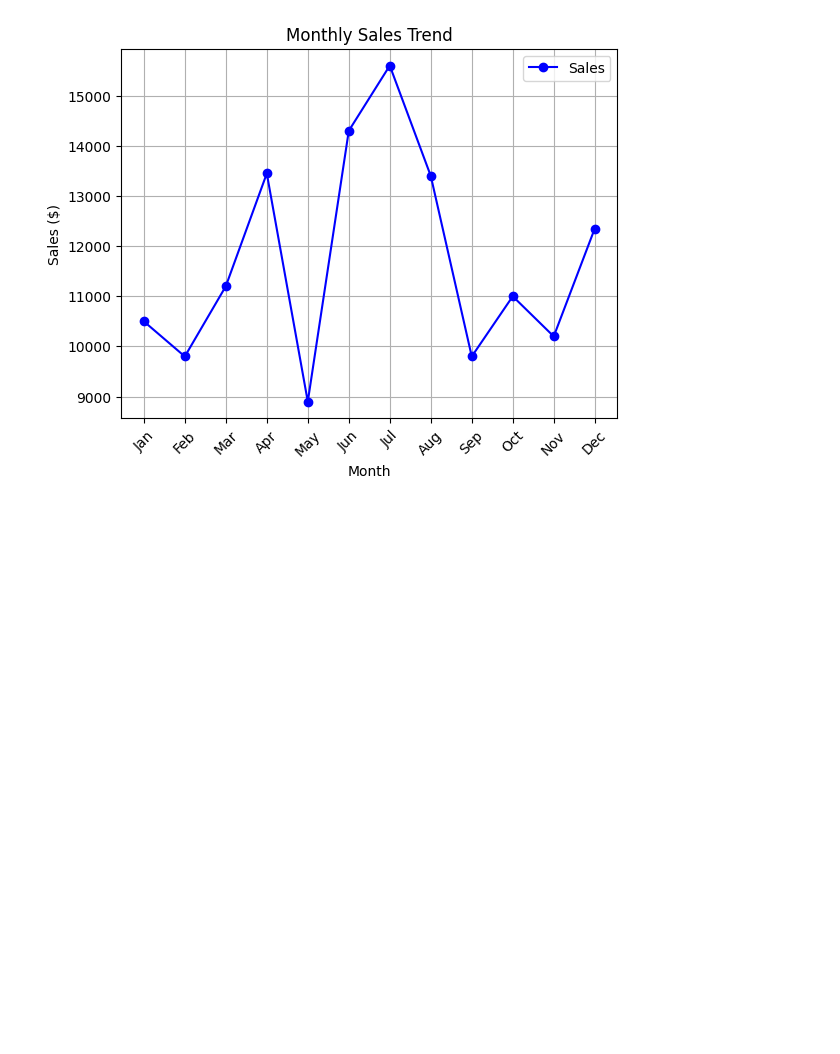
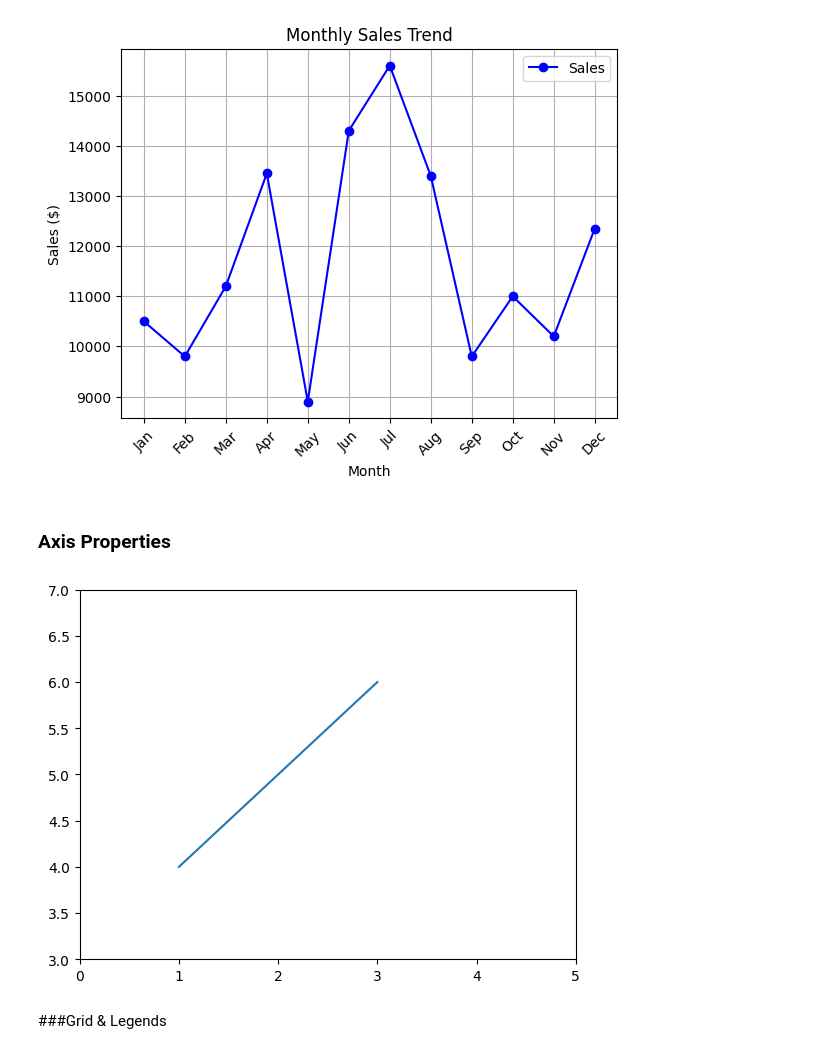
Before and after one commit to sanjeevan-nxtworx/Pandas, a Jupyter notebook: 03_PandasSeries_Visualization.ipynb, the cells around one changed output. Saved outputs shown, nothing was run; the diff lists cells and outputs as text; code cells hidden in the pictures; blank space fills up the shorter version.

```diff
--- a/03_PandasSeries_Visualization.ipynb
+++ b/03_PandasSeries_Visualization.ipynb
@@ -104,3 +104,5 @@ plt.legend()
 # %% [output]
 <matplotlib.legend.Legend at 0x...>
 [figure]
+# %% [markdown]
+### Axis Properties
@@ -106,0 +115,9 @@ plt.legend()
+# %%
+plt.plot([1, 2, 3], [4, 5, 6])
+plt.xlim(0, 5)
+plt.ylim(3, 7)
+plt.show()
+# %% [output]
+[figure, added]
+# %% [markdown]
+###Grid & Legends
```
Also changed, not shown: parts of 6 cells of this notebook.
